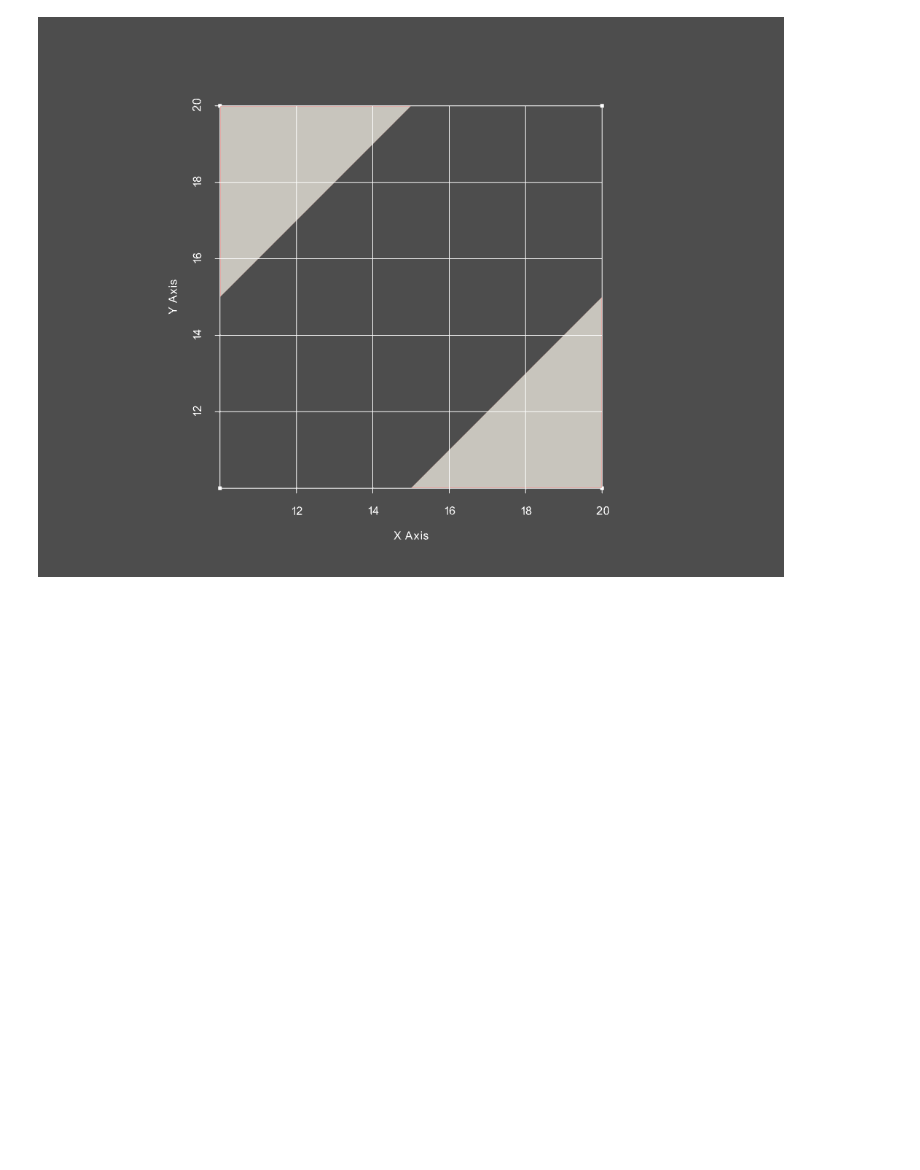
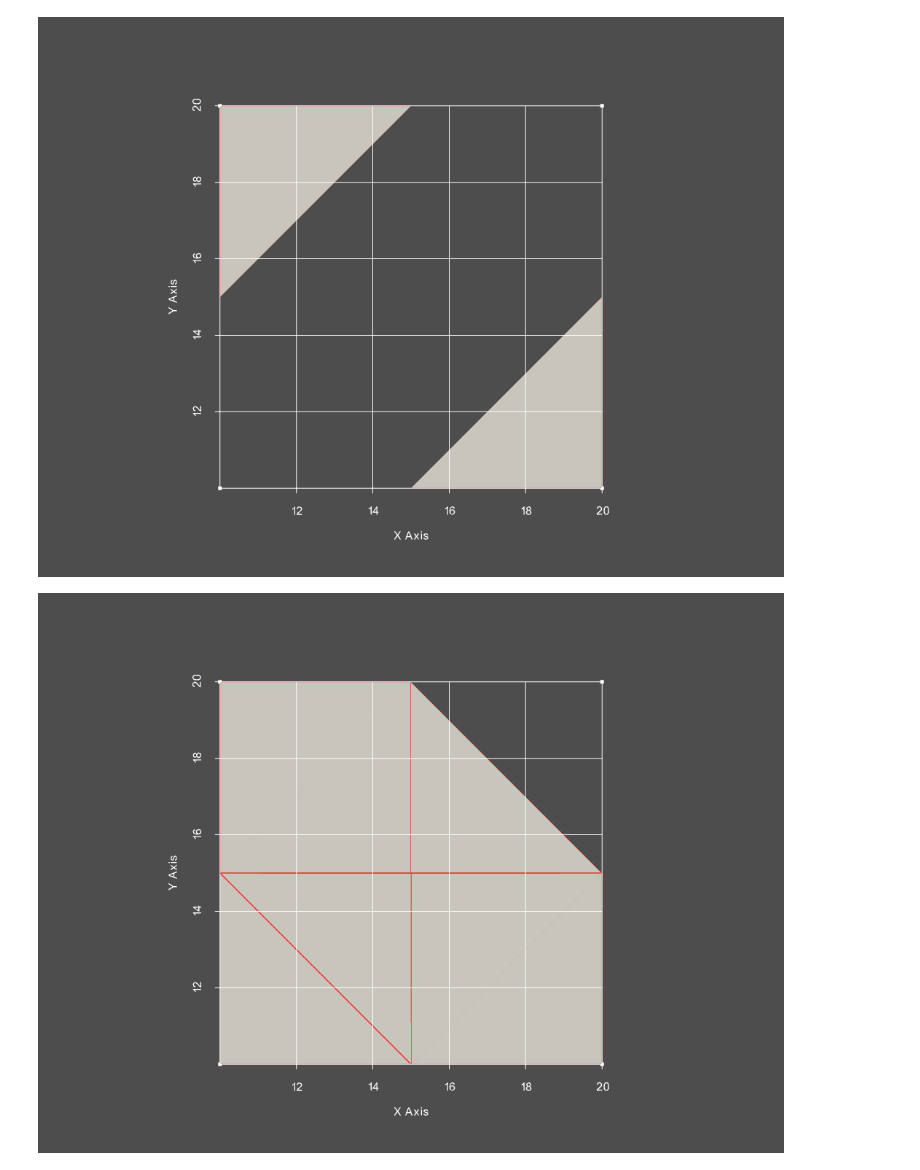
Before and after one commit to Syafiqq/marching_algo_test_001, a Jupyter notebook: marching_algorithm_2d_rules.ipynb, the cells around one changed output. Cells and saved outputs as stored; diff of their text form; code cells hidden in the pictures; blank space fills up the shorter version.

```diff
--- a/marching_algorithm_2d_rules.ipynb
+++ b/marching_algorithm_2d_rules.ipynb
@@ -16,6 +16,16 @@ array([[10., 10.,  0.],
        [20., 10.,  0.],
        [10., 20.,  0.],
        [20., 20.,  0.]])
+# %%
+def plot_data(cloud_points, faces):
+    cloud = pv.PolyData(cloud_points, faces=faces)
+    plot = pv.Plotter()
+    plot.add_points(points)
+    plot.add_mesh(cloud, show_edges=True, edge_color='r')
+    plot.show_bounds()
+    plot.show_grid()
+    plot.camera_position = 'xy'
+    plot.show()
 # %%
 def mid_point(p1, p2):
     pt = abs(p1 - p2) / 2
@@ -440,0 +346,54 @@ plot.show()
+# %%
+# Rule 12
+# 2 . 3
+# . . .
+# 0 . 1
+
+# 6 7 .
+# 3 4 5
+# 0 1 2
+p0 = points[0]
+p1 = mid_point(points[0], points[1])
+p2 = points[1]
+p3 = mid_point(points[0], points[2])
+p5 = mid_point(points[1], points[3])
+p4 = mid_point(p3, p5)
+p6 = points[2]
+p7 = mid_point(points[2], points[3])
+
+points_rule_12 = [p0, p1, p2, p3, p4, p5, p6, p7]
+points_rule_12_faces = np.array([
+    # . . .
+    # 3 . .
+    # 0 1 .
+    [4, 0, 1, 3, 0],
+    # . . .
+    # 3 4 .
+    # . 1 .
+    [4, 1, 3, 4, 1],
+    # . . .
+    # . 4 5
+    # . 1 .
+    [4, 1, 4, 5, 1],
+    # . . .
+    # . . 5
+    # . 1 2
+    [4, 1, 2, 5, 1],
+    # 6 7 .
+    # 3 . .
+    # . . .
+    [4, 3, 6, 7, 3],
+    # . 7 .
+    # 3 4 .
+    # . . .
+    [4, 3, 4, 7, 3],
+    # . 7 .
+    # . 4 5
+    # . . .
+    [4, 4, 5, 7, 4]
+
+]).flatten()
+
+plot_data(points_rule_12, faces=points_rule_12_faces)
+# %% [output]
+[figure, added]
```
Also changed, not shown: parts of 20 cells of this notebook.
